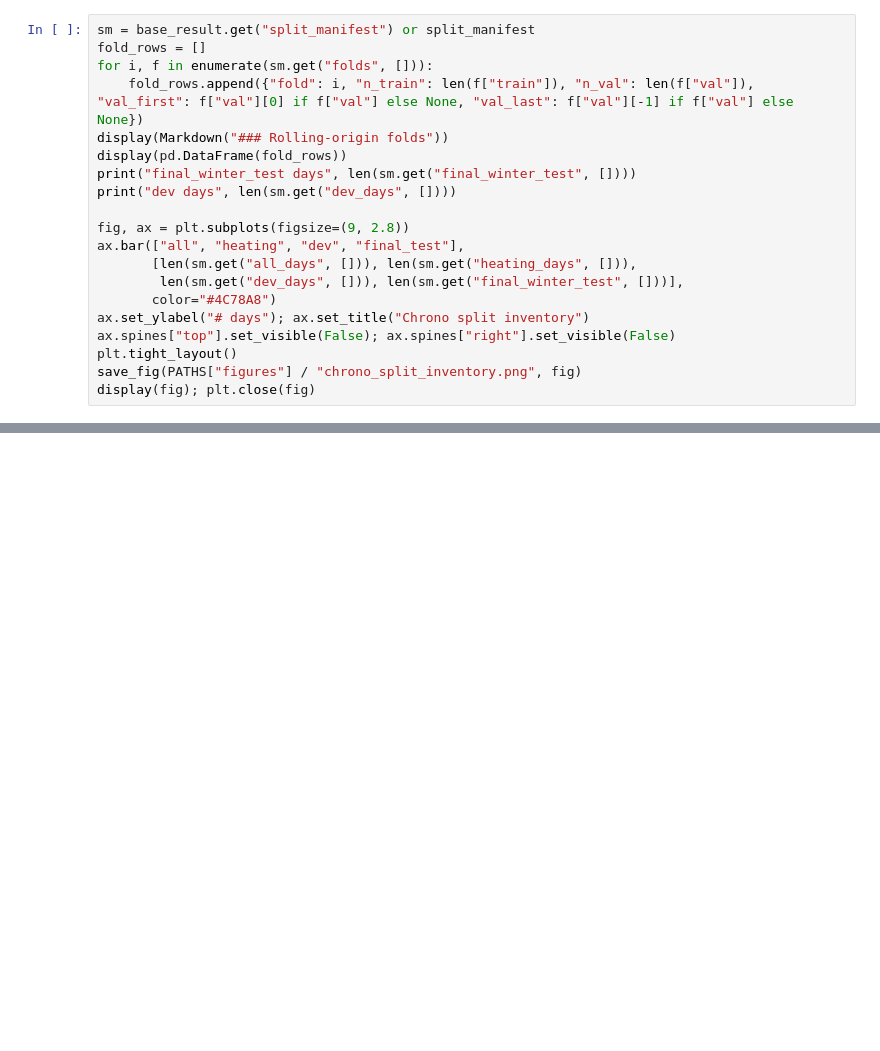
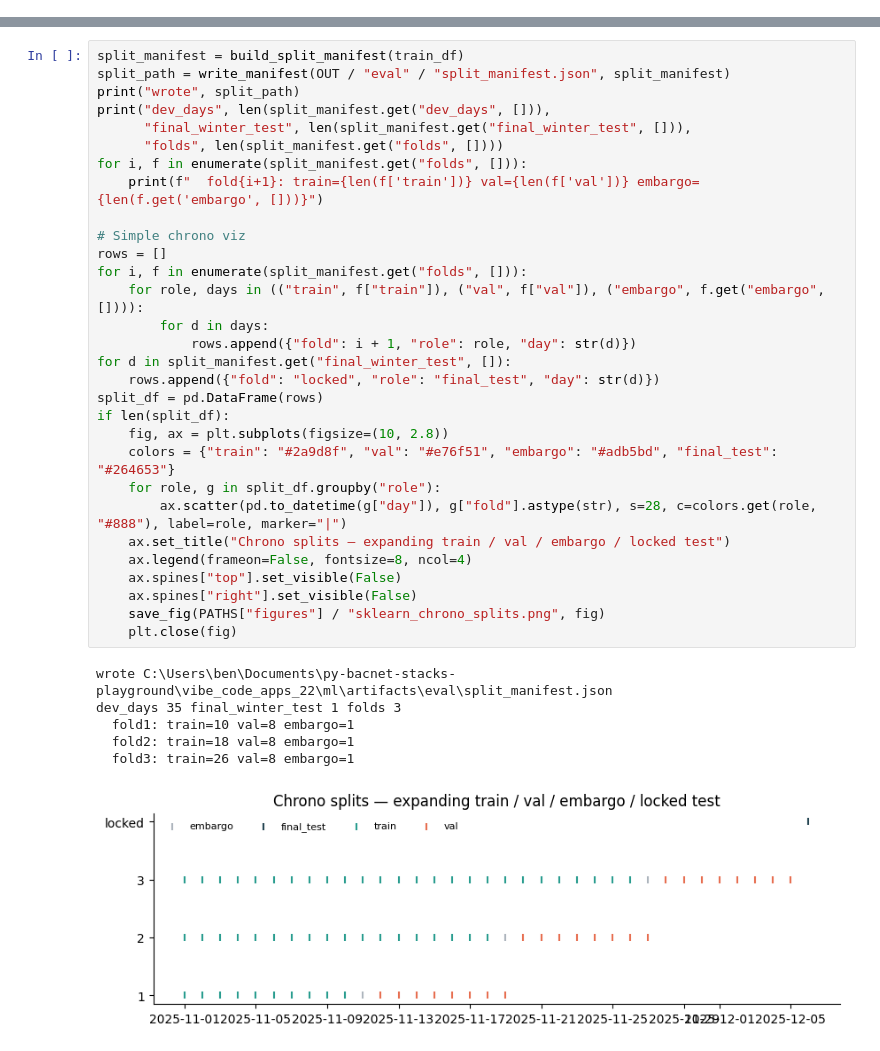
Before and after one commit to bbartling/py-bacnet-stacks-playground, a Jupyter notebook: vibe_code_apps_22/notebooks/lakeside_heating_dsm_sklearn.ipynb, the cells around one changed output, grey strips where cells are left out. Cells and saved outputs as stored; diff of their text form; blank space fills up the shorter version.

```diff
--- a/vibe_code_apps_22/notebooks/lakeside_heating_dsm_sklearn.ipynb
+++ b/vibe_code_apps_22/notebooks/lakeside_heating_dsm_sklearn.ipynb
@@ -377,20 +0,0 @@ Leakage-safe chronological manifest: heating-day filter, expanding-train folds,
-# %%
-sm = base_result.get("split_manifest") or split_manifest
-fold_rows = []
-for i, f in enumerate(sm.get("folds", [])):
-    fold_rows.append({"fold": i, "n_train": len(f["train"]), "n_val": len(f["val"]), "val_first": f["val"][0] if f["val"] else None, "val_last": f["val"][-1] if f["val"] else None})
-display(Markdown("### Rolling-origin folds"))
-display(pd.DataFrame(fold_rows))
-print("final_winter_test days", len(sm.get("final_winter_test", [])))
-print("dev days", len(sm.get("dev_days", [])))
-
-fig, ax = plt.subplots(figsize=(9, 2.8))
-ax.bar(["all", "heating", "dev", "final_test"],
-       [len(sm.get("all_days", [])), len(sm.get("heating_days", [])),
-        len(sm.get("dev_days", [])), len(sm.get("final_winter_test", []))],
-       color="#4C78A8")
-ax.set_ylabel("# days"); ax.set_title("Chrono split inventory")
-ax.spines["top"].set_visible(False); ax.spines["right"].set_visible(False)
-plt.tight_layout()
-save_fig(PATHS["figures"] / "chrono_split_inventory.png", fig)
-display(fig); plt.close(fig)
@@ -486,0 +292,37 @@ assert tbl["PASS"].all(), tbl
+# %%
+split_manifest = build_split_manifest(train_df)
+split_path = write_manifest(OUT / "eval" / "split_manifest.json", split_manifest)
+print("wrote", split_path)
+print("dev_days", len(split_manifest.get("dev_days", [])),
+      "final_winter_test", len(split_manifest.get("final_winter_test", [])),
+      "folds", len(split_manifest.get("folds", [])))
+for i, f in enumerate(split_manifest.get("folds", [])):
+    print(f"  fold{i+1}: train={len(f['train'])} val={len(f['val'])} embargo={len(f.get('embargo', []))}")
+
+# Simple chrono viz
+rows = []
+for i, f in enumerate(split_manifest.get("folds", [])):
+    for role, days in (("train", f["train"]), ("val", f["val"]), ("embargo", f.get("embargo", []))):
+        for d in days:
+            rows.append({"fold": i + 1, "role": role, "day": str(d)})
+for d in split_manifest.get("final_winter_test", []):
+    rows.append({"fold": "locked", "role": "final_test", "day": str(d)})
+split_df = pd.DataFrame(rows)
+if len(split_df):
+    fig, ax = plt.subplots(figsize=(10, 2.8))
+    colors = {"train": "#2a9d8f", "val": "#e76f51", "embargo": "#adb5bd", "final_test": "#264653"}
+    for role, g in split_df.groupby("role"):
+        ax.scatter(pd.to_datetime(g["day"]), g["fold"].astype(str), s=28, c=colors.get(role, "#888"), label=role, marker="|")
+    ax.set_title("Chrono splits — expanding train / val / embargo / locked test")
+    ax.legend(frameon=False, fontsize=8, ncol=4)
+    ax.spines["top"].set_visible(False)
+    ax.spines["right"].set_visible(False)
+    save_fig(PATHS["figures"] / "sklearn_chrono_splits.png", fig)
+    plt.close(fig)
+# %% [output]
+wrote C:\Users\ben\Documents\py-bacnet-stacks-playground\vibe_code_apps_22\ml\artifacts\eval\split_manifest.json
+dev_days 35 final_winter_test 1 folds 3
+  fold1: train=10 val=8 embargo=1
+  fold2: train=18 val=8 embargo=1
+  fold3: train=26 val=8 embargo=1
+[figure, added]
```
Also changed, not shown: parts of 67 cells of this notebook, 48 other files.
